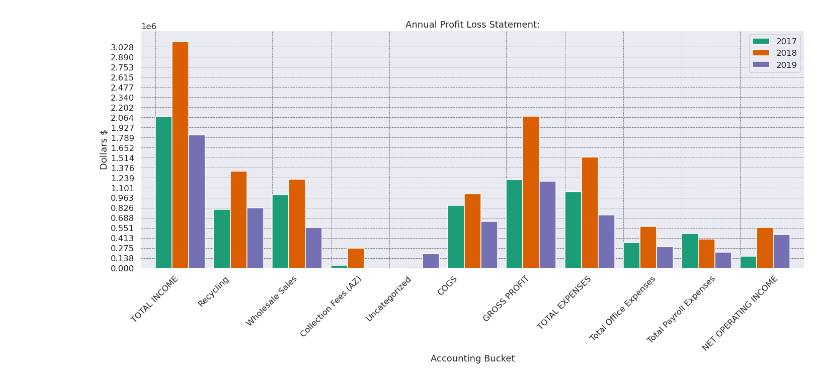
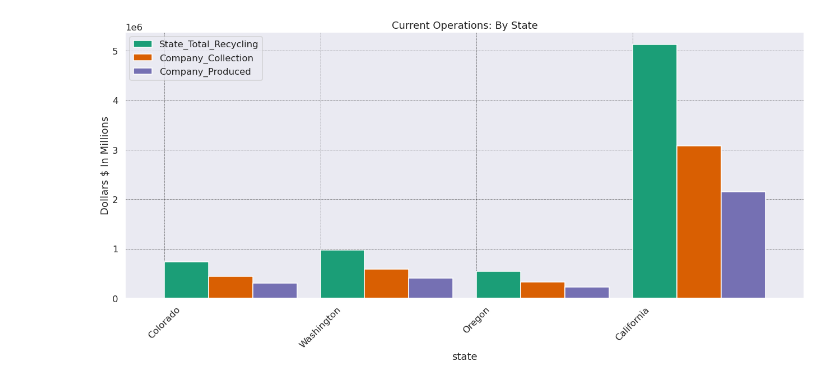
Before and after one commit to ramraider011235/Something-About-Paint-A-New-Industry-is-Born-, a Jupyter notebook: notebooks/final_lab.ipynb, the cells around one changed output. Cells and saved outputs as stored; diff of their text form; code cells hidden in the pictures.

```diff
--- a/notebooks/final_lab.ipynb
+++ b/notebooks/final_lab.ipynb
@@ -200,20 +249,29 @@ plt.show()
 # %%
-profit_loss = data[4]
-x = np.arange(len(profit_loss['2018']))
-step = int((int(profit_loss['2017'].max()) - int(profit_loss['2018'].min())) / 15)
-y = np.arange(0, int(profit_loss['2018'].max()), step)
+### ### ### ### ### ###    ### ### ### ### ### ###     ### ### ### ### ### ###
 
-fig = plt.figure(figsize=(20, 10))
-ax = fig.add_subplot(111, ylabel='Dollars $', xlabel = 'Accounting Bucket')
-profit_loss[['2017', '2018', '2019']].plot(kind='bar', ax = ax, width = .85, align = 'edge')
-ax.set_xticks(x)
-ax.set_xticklabels(profit_loss['category'], rotation = 45)
-ax.set_yticks(y)
-ax.set_title('Annual Profit Loss Statement:')
-plt.grid(which="major", color='k', linestyle='-.', linewidth=0.5)
-sns.set(style='darkgrid', context='talk', palette='Dark2')
-plt.tight_layout()
-plt.savefig('images/profitLoss_bar_historical_cashFlow.png')
-plt.show()
+def proform():
+
+    proforma = data[5].drop([2, 5, 6, 7, 8])
+    proforma.columns = ['state', 'population', 'total_sold', 'State_Total_Recycling', 'Company_Collection', 'Company_Produced']
+    proforma = proforma.set_index('state').transpose()
+    location = proforma.columns
+    proforma = proforma.transpose()
+    proforma['location'] = location
+
+    x = np.arange(len(proforma['total_sold']))
+    y = np.arange(0, 5250000, (5250000 / 10))
+    fig = plt.figure(figsize=(18,9))
+    ax = fig.add_subplot(111, ylabel='Dollars $ In Millions', xlabel = 'Current Operations')
+    proforma[['State_Total_Recycling', 'Company_Collection', 'Company_Produced']].plot(kind = 'bar', ax = ax, width = .85, align = 'edge')
+#     ax.set_xticks(x)
+    ax.set_xticklabels(proforma['location'], rotation = 45)
+#     ax.set_yticks(y)
+    ax.set_title('Current Operations: By State')
+    plt.grid(which="major", color='k', linestyle='-.', linewidth=0.5)
+    sns.set(style='darkgrid', context='talk', palette='Dark2')
+    plt.tight_layout()
+    plt.savefig('/home/gordon/galvanize/capstones/capstone1/images/proforma_bar_recycle_collect_produce_ByState.png')
+    plt.show();
+proform()
 # %% [output]
-[figure, old version]
+[figure, new version]
```
Also changed, not shown: parts of 17 cells of this notebook, 23 other files.
